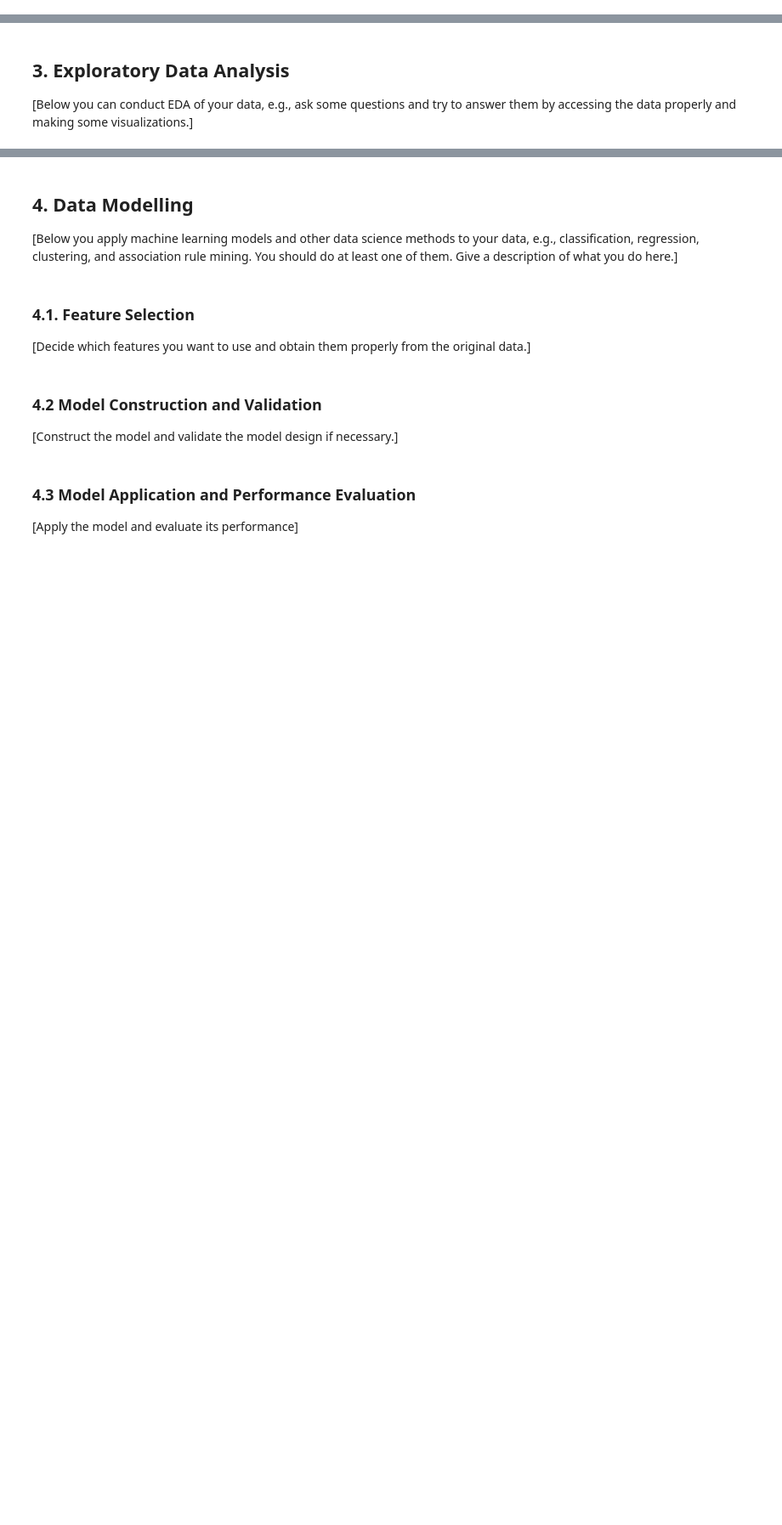
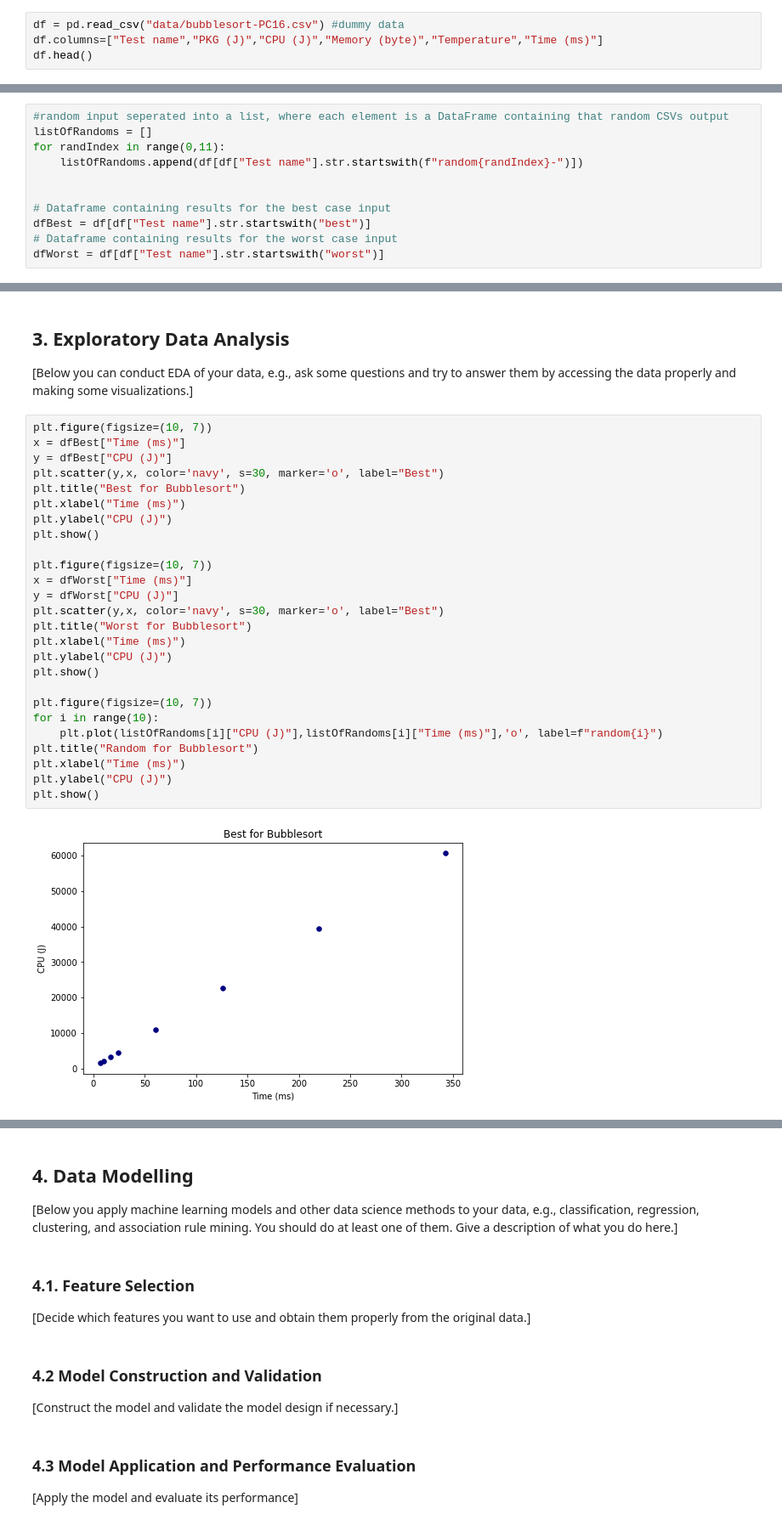
Before and after one commit to hrallil/Data-science-and-visualisation, a Jupyter notebook: Mini project/Miniproject_template.ipynb, the cells around one changed output, grey strips where cells are left out. Shown at 85% size. Cells and saved outputs as stored; diff of their text form; blank space fills up the shorter version.

Commit message:
added bubblesort pc16 csv

```diff
--- a/Mini project/Miniproject_template.ipynb
+++ b/Mini project/Miniproject_template.ipynb
@@ -48,3 +50,7 @@ import xxx
 ## 1. Loading the Data
 
 [Below you should load the data, display a part of the data, show the shape (number of rows and that of columns) of the data, and show the statistics of the data.]
+# %%
+df = pd.read_csv("data/bubblesort-PC16.csv") #dummy data
+df.columns=["Test name","PKG (J)","CPU (J)","Memory (byte)","Temperature","Time (ms)"]
+df.head()
@@ -54,0 +89,11 @@ import xxx
+# %%
+#random input seperated into a list, where each element is a DataFrame containing that random CSVs output
+listOfRandoms = []
+for randIndex in range(0,11):
+    listOfRandoms.append(df[df["Test name"].str.startswith(f"random{randIndex}-")])
+
+
+# Dataframe containing results for the best case input
+dfBest = df[df["Test name"].str.startswith("best")]
+# Dataframe containing results for the worst case input
+dfWorst = df[df["Test name"].str.startswith("worst")]
@@ -56,3 +113,31 @@ import xxx
 ## 3. Exploratory Data Analysis
 
 [Below you can conduct EDA of your data, e.g., ask some questions and try to answer them by accessing the data properly and making some visualizations.]
+# %%
+plt.figure(figsize=(10, 7))
+x = dfBest["Time (ms)"]
+y = dfBest["CPU (J)"]
+plt.scatter(y,x, color='navy', s=30, marker='o', label="Best")
+plt.title("Best for Bubblesort")
+plt.xlabel("Time (ms)")
+plt.ylabel("CPU (J)")
+plt.show()
+
+plt.figure(figsize=(10, 7))
+x = dfWorst["Time (ms)"]
+y = dfWorst["CPU (J)"]
+plt.scatter(y,x, color='navy', s=30, marker='o', label="Best")
+plt.title("Worst for Bubblesort")
+plt.xlabel("Time (ms)")
+plt.ylabel("CPU (J)")
+plt.show()
+
+plt.figure(figsize=(10, 7))
+for i in range(10):
+    plt.plot(listOfRandoms[i]["CPU (J)"],listOfRandoms[i]["Time (ms)"],'o', label=f"random{i}")
+plt.title("Random for Bubblesort")
+plt.xlabel("Time (ms)")
+plt.ylabel("CPU (J)")
+plt.show()
+# %% [output]
+[figure, added]
```
Also changed, not shown: parts of 7 cells of this notebook, 2 other files.
